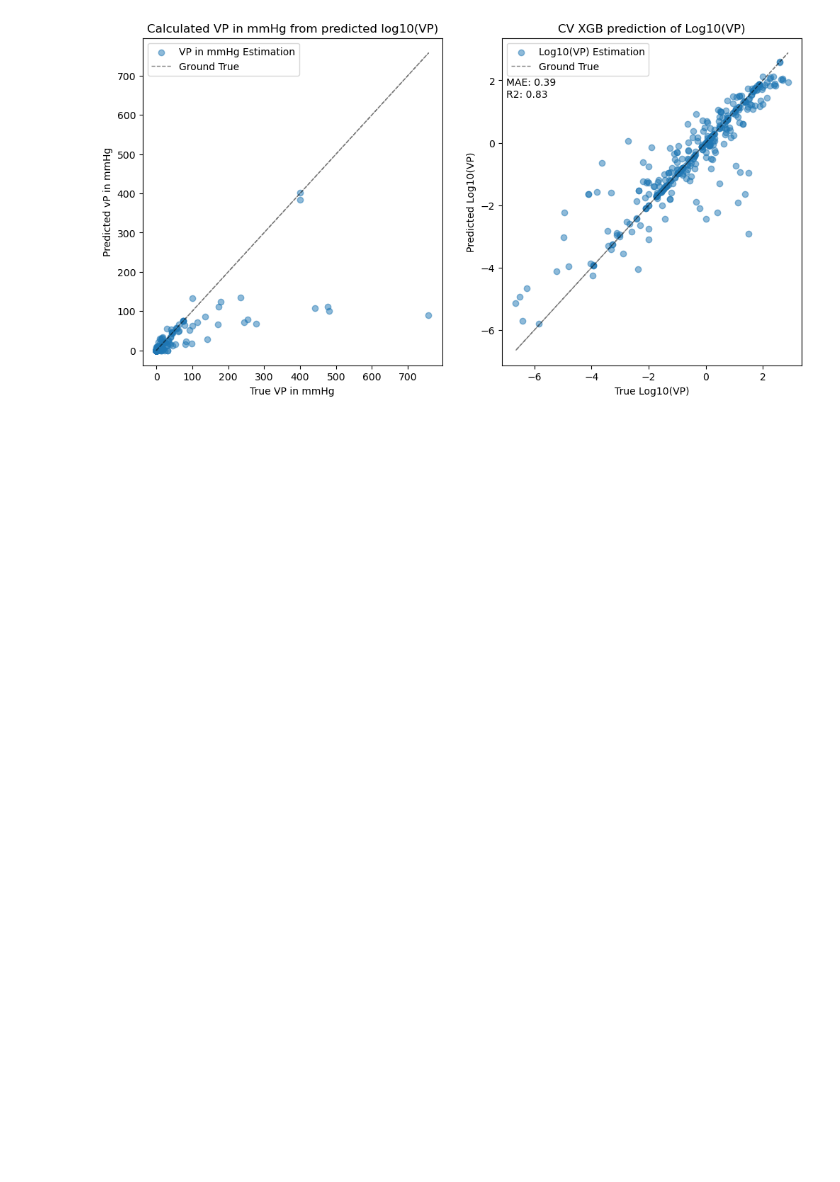
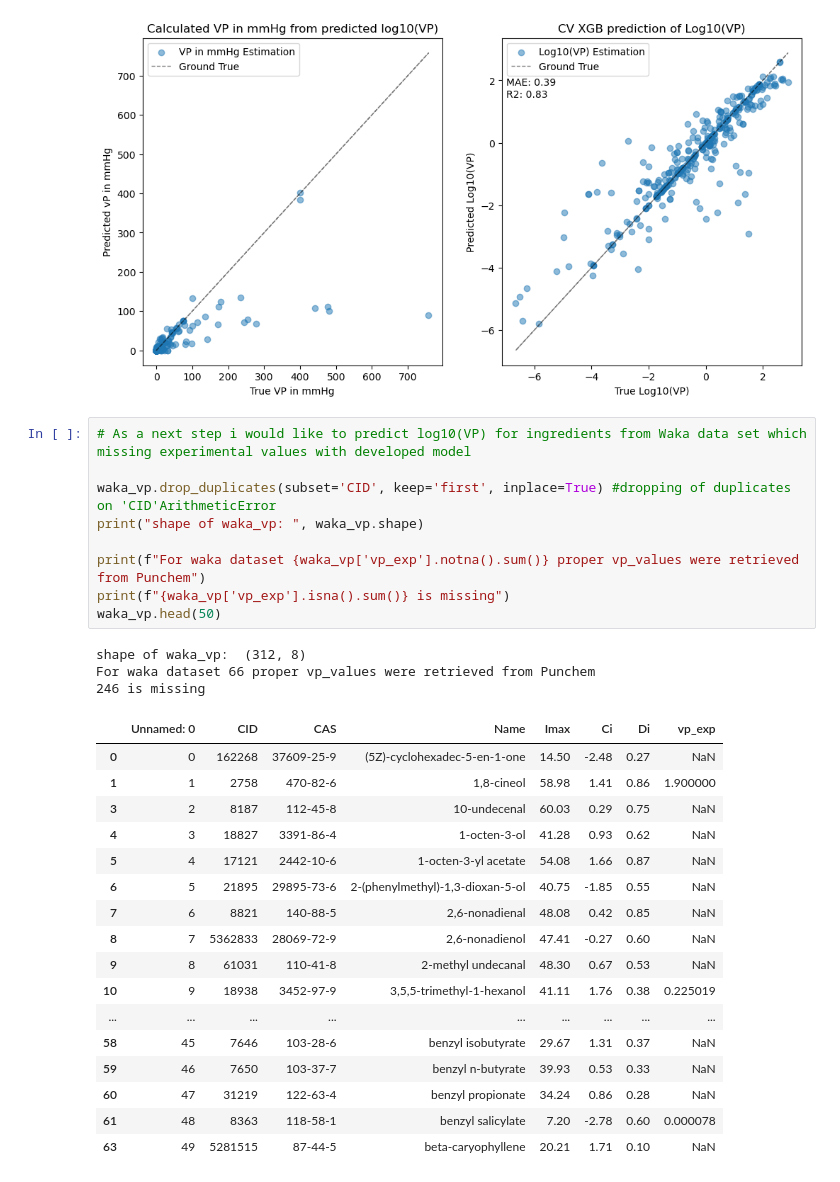
Before and after one commit to kiriyevskykiril/ai-program-2026, a Jupyter notebook: project_1/vp_regression.ipynb, the cells around one changed output. Cells and saved outputs as stored; diff of their text form; blank space fills up the shorter version.

```diff
--- a/project_1/vp_regression.ipynb
+++ b/project_1/vp_regression.ipynb
@@ -352,3 +352,33 @@ ax[1].legend()
 plt.show()
 # %% [output]
 [figure]
+# %%
+# As a next step i would like to predict log10(VP) for ingredients from Waka data set which missing experimental values with developed model
+
+waka_vp.drop_duplicates(subset='CID', keep='first', inplace=True) #dropping of duplicates on 'CID'ArithmeticError
+print("shape of waka_vp: ", waka_vp.shape)
+
+print(f"For waka dataset {waka_vp['vp_exp'].notna().sum()} proper vp_values were retrieved from Punchem")
+print(f"{waka_vp['vp_exp'].isna().sum()} is missing")
+waka_vp.head(50)
+# %% [output]
+shape of waka_vp:  (312, 8)
+For waka dataset 66 proper vp_values were retrieved from Punchem
+246 is missing
+|  | Unnamed: 0 | CID | CAS | Name | Imax | Ci | Di | vp_exp |
+| 0 | 0 | 162268 | 37609-25-9 | (5Z)-cyclohexadec-5-en-1-one | 14.50 | -2.48 | 0.27 | NaN |
+| 1 | 1 | 2758 | 470-82-6 | 1,8-cineol | 58.98 | 1.41 | 0.86 | 1.900000 |
+| 3 | 2 | 8187 | 112-45-8 | 10-undecenal | 60.03 | 0.29 | 0.75 | NaN |
+| 4 | 3 | 18827 | 3391-86-4 | 1-octen-3-ol | 41.28 | 0.93 | 0.62 | NaN |
+| 5 | 4 | 17121 | 2442-10-6 | 1-octen-3-yl acetate | 54.08 | 1.66 | 0.87 | NaN |
+| 6 | 5 | 21895 | 29895-73-6 | 2-(phenylmethyl)-1,3-dioxan-5-ol | 40.75 | -1.85 | 0.55 | NaN |
+| 7 | 6 | 8821 | 140-88-5 | 2,6-nonadienal | 48.08 | 0.42 | 0.85 | NaN |
+| 8 | 7 | 5362833 | 28069-72-9 | 2,6-nonadienol | 47.41 | -0.27 | 0.60 | NaN |
+| 9 | 8 | 61031 | 110-41-8 | 2-methyl undecanal | 48.30 | 0.67 | 0.53 | NaN |
+| 10 | 9 | 18938 | 3452-97-9 | 3,5,5-trimethyl-1-hexanol | 41.11 | 1.76 | 0.38 | 0.225019 |
+| ... | ... | ... | ... | ... | ... | ... | ... | ... |
+| 58 | 45 | 7646 | 103-28-6 | benzyl isobutyrate | 29.67 | 1.31 | 0.37 | NaN |
+| 59 | 46 | 7650 | 103-37-7 | benzyl n-butyrate | 39.93 | 0.53 | 0.33 | NaN |
+| 60 | 47 | 31219 | 122-63-4 | benzyl propionate | 34.24 | 0.86 | 0.28 | NaN |
+| 61 | 48 | 8363 | 118-58-1 | benzyl salicylate | 7.20 | -2.78 | 0.60 | 0.000078 |
+| 63 | 49 | 5281515 | 87-44-5 | beta-caryophyllene | 20.21 | 1.71 | 0.10 | NaN |
```
Also changed, not shown: parts of 17 cells of this notebook.
